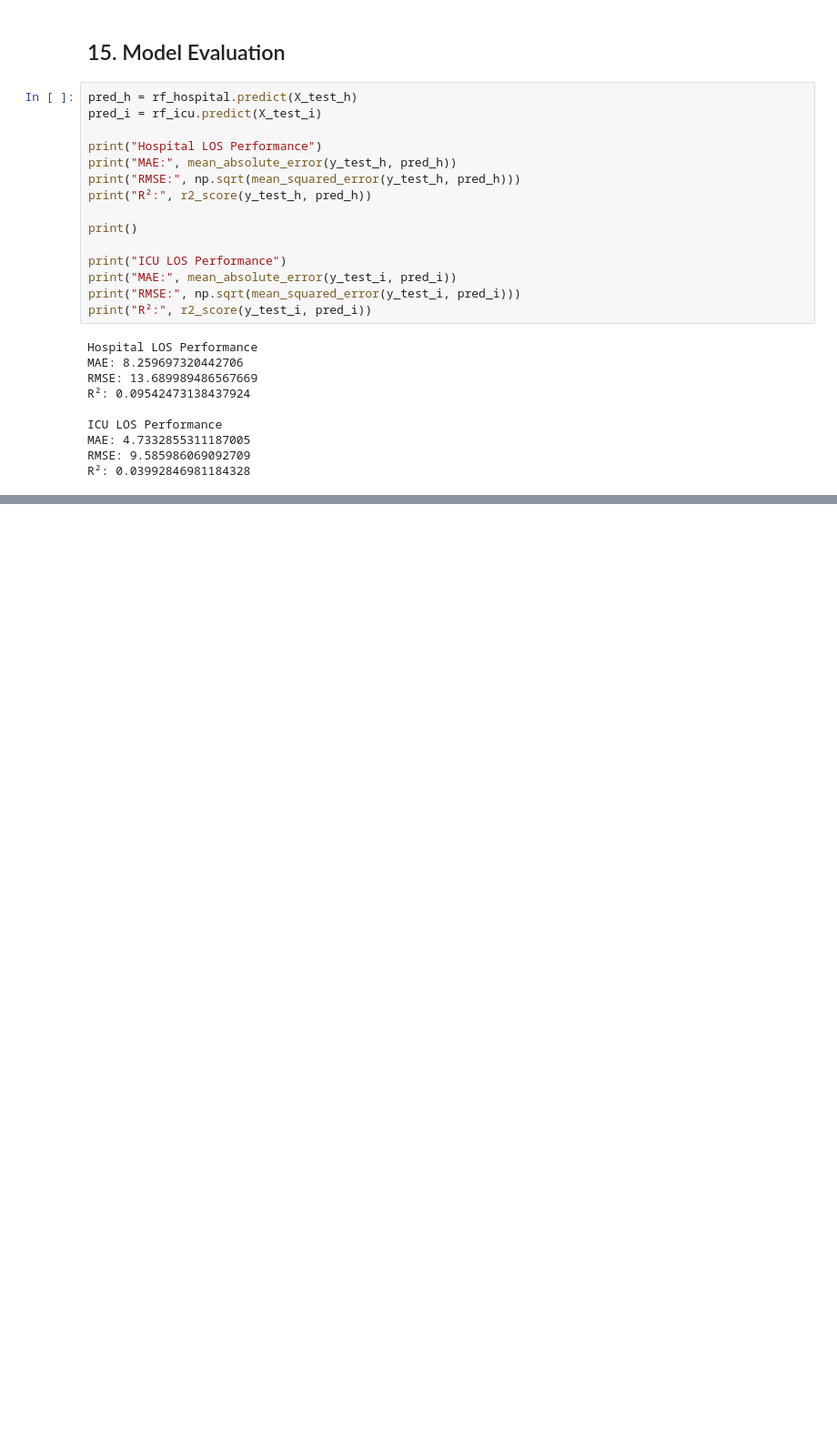
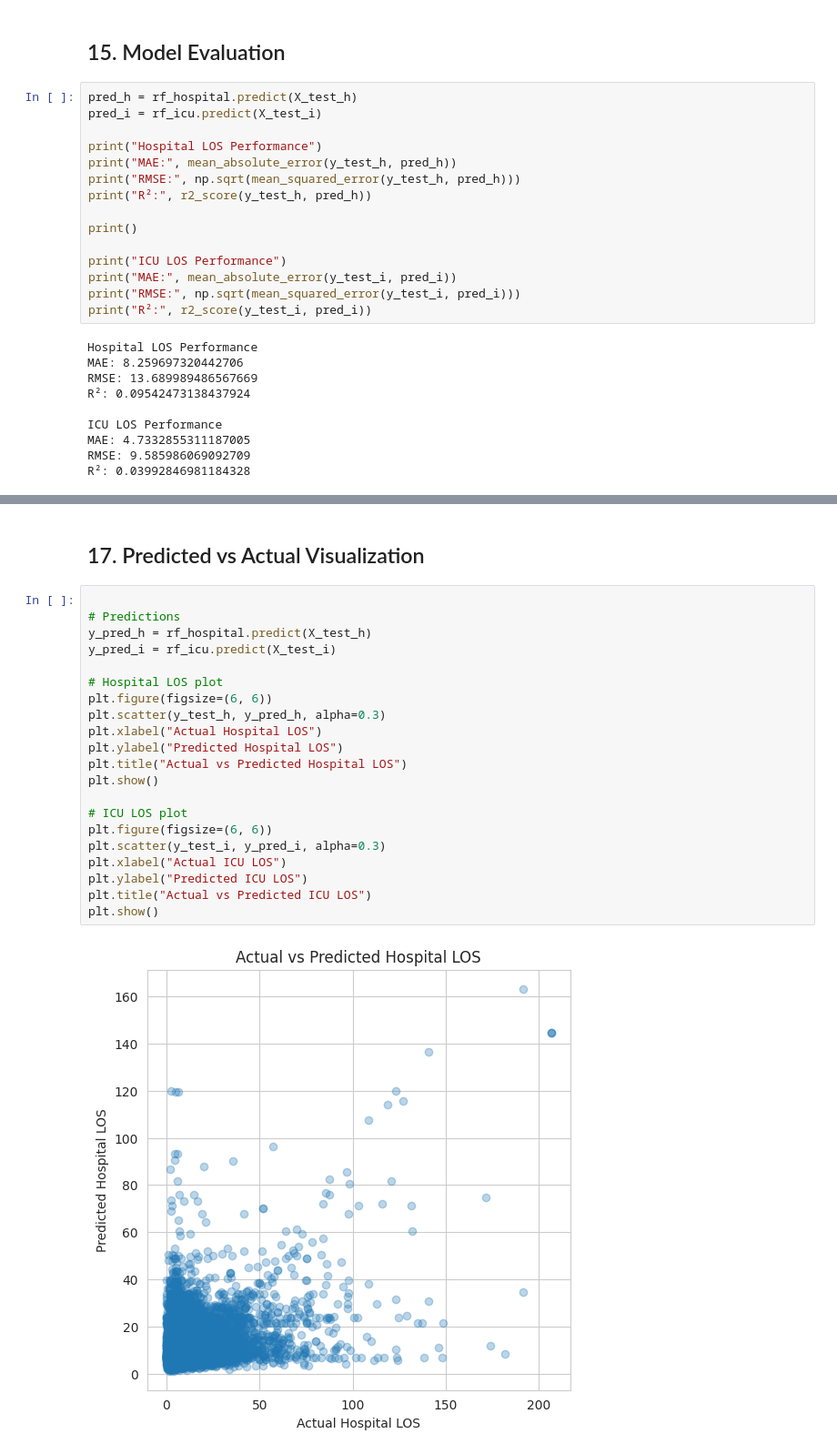
Before and after one commit to ihanprasetyo/mimic-los-prediction-tutorial, a Jupyter notebook: mimic_los_prediction.ipynb, the cells around one changed output, grey strips where cells are left out. Shown at 91% size. Cells and saved outputs as stored; diff of their text form; blank space fills up the shorter version.

```diff
--- a/mimic_los_prediction.ipynb
+++ b/mimic_los_prediction.ipynb
@@ -405,0 +452,25 @@ R²: 0.03992846981184328
+# %% [markdown]
+## 17. Predicted vs Actual Visualization
+# %%
+
+# Predictions
+y_pred_h = rf_hospital.predict(X_test_h)
+y_pred_i = rf_icu.predict(X_test_i)
+
+# Hospital LOS plot
+plt.figure(figsize=(6, 6))
+plt.scatter(y_test_h, y_pred_h, alpha=0.3)
+plt.xlabel("Actual Hospital LOS")
+plt.ylabel("Predicted Hospital LOS")
+plt.title("Actual vs Predicted Hospital LOS")
+plt.show()
+
+# ICU LOS plot
+plt.figure(figsize=(6, 6))
+plt.scatter(y_test_i, y_pred_i, alpha=0.3)
+plt.xlabel("Actual ICU LOS")
+plt.ylabel("Predicted ICU LOS")
+plt.title("Actual vs Predicted ICU LOS")
+plt.show()
+# %% [output]
+[figure, added]
```
Also changed, not shown: parts of 3 cells of this notebook.
